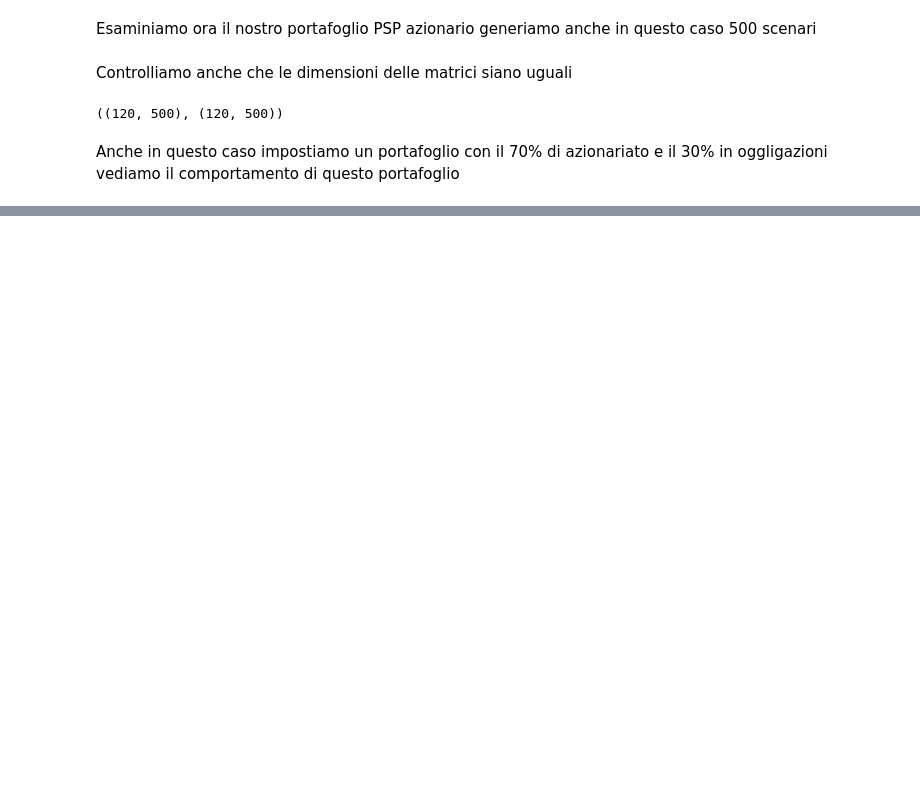
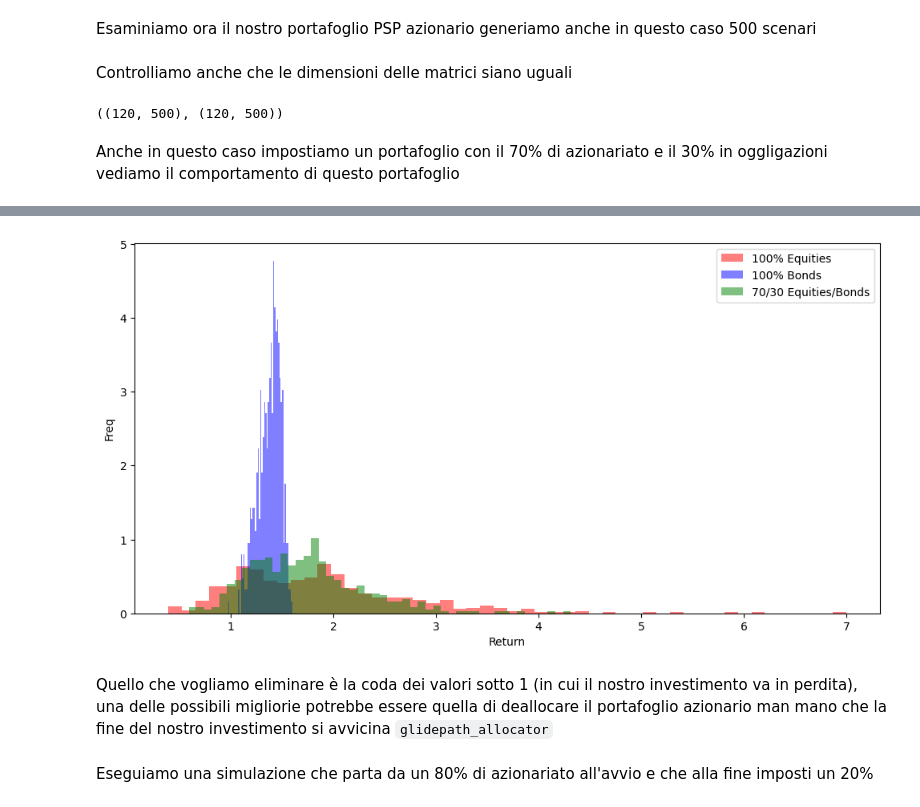
Before and after one commit to fdalforno/investment, a Jupyter notebook: 04-Gestione degli assett e della passività.ipynb, the cells around one changed output, grey strips where cells are left out. Drawn from its saved outputs; the diff is of its cells as text; code cells hidden in the pictures; blank space fills up the shorter version.

```diff
--- a/04-Gestione degli assett e della passività.ipynb
+++ b/04-Gestione degli assett e della passività.ipynb
@@ -995,0 +1033,9 @@ Ora come vedete il nostro compito sarà quello di trovare una allocazione per so
+# %%
+rates, zc_prices = cir(10, 500, b=0.03, r_0 = 0.03)
+price_10 = bond_price(10, 100, .05, 12, rates)
+price_30 = bond_price(30, 100, .05, 12, rates)
+rets_30 = bond_total_return(price_30, 100, .05, 12)
+rets_10 = bond_total_return(price_10, 100, .05, 12)
+rets_bonds = bt_mix(rets_10, rets_30, allocator=fixedmix_allocator, w1=.6)
+mean_rets_bonds = rets_bonds.mean(axis='columns')
+summary_stats(pd.DataFrame(mean_rets_bonds))
@@ -995,0 +1047,8 @@ Ora come vedete il nostro compito sarà quello di trovare una allocazione per so
+# %%
+price_eq = gbm(n_years=10,n_scenarios=500,mu=0.07, sigma=0.15)
+rets_eq = price_eq.pct_change().dropna()
+rets_zc = zc_prices.pct_change().dropna()
+# %%
+rets_7030b = bt_mix(rets_eq, rets_bonds, allocator=fixedmix_allocator, w1=0.7)
+rets_7030b_mean = rets_7030b.mean(axis='columns')
+summary_stats(pd.DataFrame(rets_7030b_mean))
@@ -995,0 +1076,7 @@ Ora come vedete il nostro compito sarà quello di trovare una allocazione per so
+# %%
+def terminal_values(rets):
+    """
+    Computes the terminal values from a set of returns supplied as a T x N DataFrame
+    Return a Series of length N indexed by the columns of rets
+    """
+    return (rets+1).prod()
@@ -995,0 +1120,18 @@ Ora come vedete il nostro compito sarà quello di trovare una allocazione per so
+# %%
+import seaborn as sns
+import matplotlib.pyplot as plt
+plt.figure(figsize=(12, 6))
+
+bins = 50
+
+plt.hist(terminal_values(rets_eq),bins=bins,color="red", alpha=0.5,label="100% Equities", density=True)
+plt.hist(terminal_values(rets_bonds),bins=bins,color="blue", alpha=0.5,label="100% Bonds", density=True)
+plt.hist(terminal_values(rets_7030b),bins=bins,color="green", alpha=0.5,label="70/30 Equities/Bonds", density=True)
+
+plt.xlabel('Return')
+plt.ylabel('Freq')
+plt.legend();
+# %% [output]
+[figure, added]
+# %% [markdown]
+Quello che vogliamo eliminare è la coda dei valori sotto 1 (in cui il nostro investimento va in perdita), una delle possibili migliorie potrebbe essere quella di deallocare il portafoglio azionario man mano che la fine del nostro investimento si avvicina `glidepath_allocator`
@@ -995,0 +1151,2 @@ Ora come vedete il nostro compito sarà quello di trovare una allocazione per so
+# %% [markdown]
+Eseguiamo una simulazione che parta da un 80% di azionariato all'avvio e che alla fine imposti un 20%
```
Also changed, not shown: parts of 51 cells of this notebook, 2 other files.
